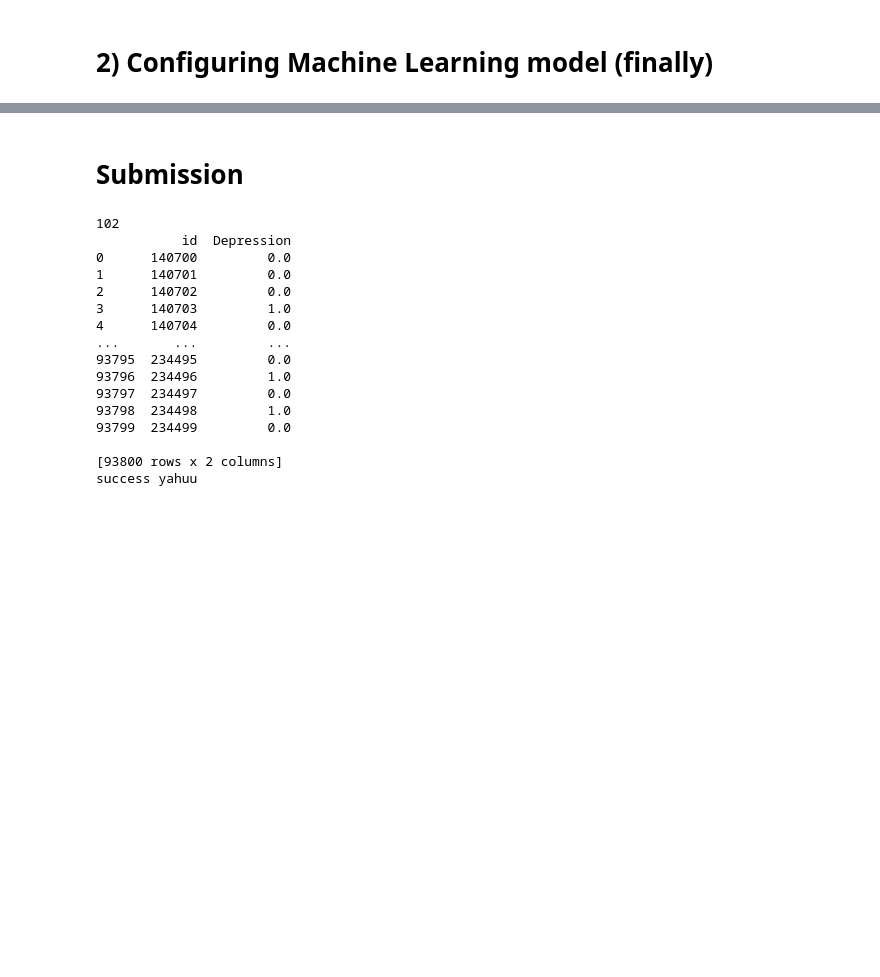
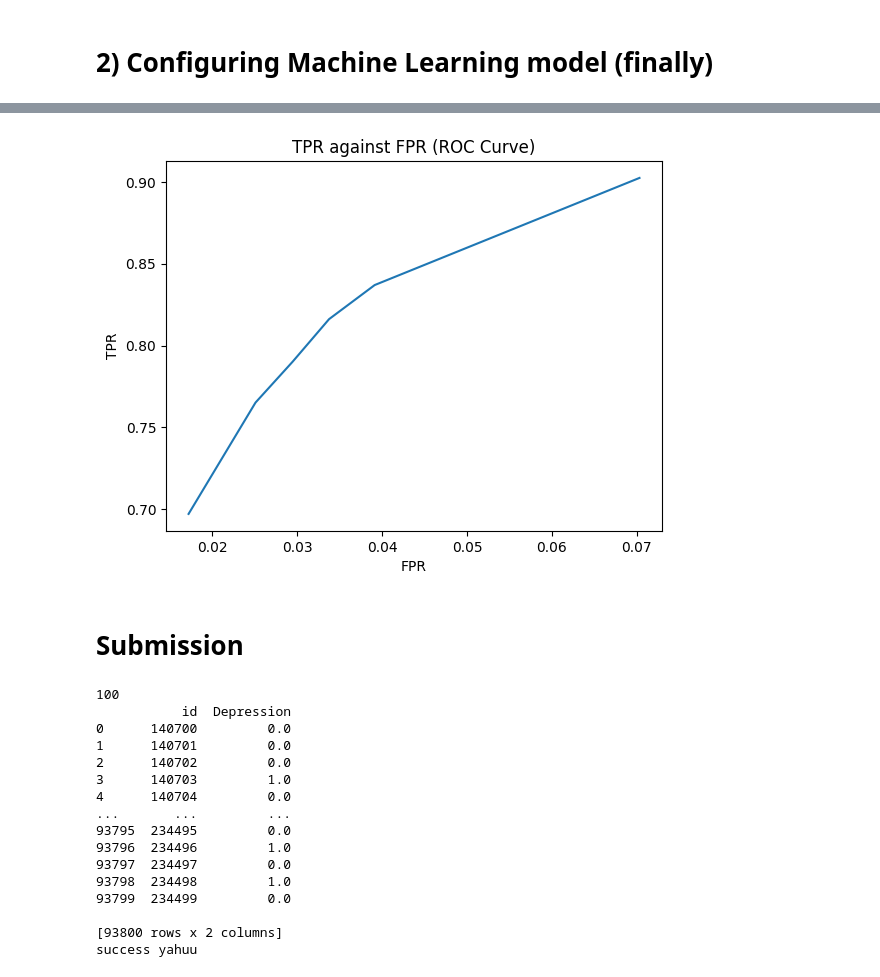
Before and after one commit to milkbottledude/Kaggle-Depressed_Machine_Learning, a Jupyter notebook: depressed-machine-learning.ipynb, the cells around one changed output, grey strips where cells are left out. Drawn from its saved outputs; the diff is of its cells as text; code cells hidden in the pictures; blank space fills up the shorter version.

Commit message:
Version31: plotted ROC curve and removed 2 columns which had high multicollinearity

```diff
--- a/depressed-machine-learning.ipynb
+++ b/depressed-machine-learning.ipynb
@@ -266,6 +266,12 @@ pyplot.show()
 # it is with sadness that i announce the removal of my homie, column 'CareerHours_to_Sleep', from the dataset. And satisfaction_per_financialstress too, i dont need u no more
 train_data = train_data.drop(['CareerHours_to_Sleep','satisfaction_per_financialstress'], axis=1)
 test_data = test_data.drop(['CareerHours_to_Sleep', 'satisfaction_per_financialstress'], axis=1)
+
+# Version 31 dealing with feature correlation
+correlation_matrix = train_data.corr()
+# print(correlation_matrix)
+train_data = train_data.drop(['Have you ever had suicidal thoughts ?_No','Family History of Mental Illness_No'], axis=1)
+test_data = test_data.drop(['Have you ever had suicidal thoughts ?_No', 'Family History of Mental Illness_No'], axis=1)
 # %% [output]
 25567
 [figure]
@@ -281,11 +287,11 @@ y = train_data['Depression']
 
 # scaling the numerical values in X
 from sklearn.preprocessing import StandardScaler, MinMaxScaler
-scaler = MinMaxScaler()
+scaler = StandardScaler()
 X = scaler.fit_transform(X)
 
 # splitting up the training data further to get a mock test dataset
-from sklearn.model_selection import train_test_split, GridSearchCV
+from sklearn.model_selection import train_test_split
 X_train, X_test, y_train, y_test = train_test_split(X, y, test_size=0.2, random_state=0)
 
 # to start, lets try a simple Logistic Regression classification model with just 1 custom hyperparam
@@ -293,18 +299,44 @@ from sklearn.linear_model import LogisticRegression
 
 model = LogisticRegression(random_state=0, max_iter=150, penalty='l2', C=0.1) # Version 25: introducing l2 regularization
 model.fit(X_train, y_train)
-predictions = model.predict(X_test)
+# predictions = model.predict(X_test)
 
-# checking accuracy
-from sklearn.metrics import accuracy_score
-accuracy = accuracy_score(y_test, predictions)
-print(str(accuracy)[:7])
+# looping thru different threshold values to get coords for roc curve
+from sklearn.metrics import accuracy_score, confusion_matrix
+TPRvalues = []
+FPRvalues = []
+for threshold in [0.25, 0.45, 0.5, 0.55, 0.6, 0.7]:
+    y_probs = model.predict_proba(X_test)[:, 1]  # Probabilities for the positive class
+    predictions = (y_probs >= threshold).astype(int)
+    cm = confusion_matrix(y_test, predictions)
+    # Extract TP, FP, TN, FN from the confusion matrix
+    TP = cm[1, 1]  # True Positives
+    TN = cm[0, 0]  # True Negatives
+    FP = cm[0, 1]  # False Positives
+    FN = cm[1, 0]  # False Negatives
 
-# the portion below about coefficients are not relevant to randomforestclassifiers
-# seeing which features were most influential during model training by looking at variables coefficients
-coefficients = model.coef_
-coefficients = coefficients.flatten()
-feat_impt = pd.DataFrame(abs(coefficients), index=columnnames, columns=["abs coefficient"])
-feat_impt = feat_impt.sort_values(by='abs coefficient', ascending=False)
-print(feat_impt.head(60))
+    # Calculate True Positive Rate (TPR) and False Positive Rate (FPR)
+    TPR = TP / (TP + FN)
+    FPR = FP / (FP + TN)
+
+    TPRvalues.append(TPR)
+    FPRvalues.append(FPR)
+    accuracy = accuracy_score(y_test, predictions)
+    print(f'Threshold: {threshold}, TPR: {TPR}, FPR: {FPR}, Accuracy: {str(accuracy)[:7]}')
+
+# plotting ROC curve now
+import matplotlib.pyplot as plt
+plt.plot(FPRvalues, TPRvalues)
+plt.xlabel('FPR')
+plt.ylabel('TPR')
+plt.title('TPR against FPR (ROC Curve)')
+plt.show()
+
+# # the portion below about coefficients are not relevant to randomforestclassifiers
+# # seeing which features were most influential during model training by looking at variables coefficients
+# coefficients = model.coef_
+# coefficients = coefficients.flatten()
+# feat_impt = pd.DataFrame(abs(coefficients), index=columnnames, columns=["abs coefficient"])
+# feat_impt = feat_impt.sort_values(by='abs coefficient', ascending=False)
+# print(feat_impt.head(60))
 # %% [output]
@@ -328,3 +350,4 @@ Profession_Teacher                                         0.086425
+[figure, added]
 # %% [markdown]
 # Submission
 # %%
@@ -340,7 +363,7 @@ print(output)
 output.to_csv('submission.csv', index=False)
 print('success yahuu')
 # %% [output]
-102
+100
            id  Depression
 0      140700         0.0
 1      140701         0.0
```
Also changed, not shown: parts of 1 cell of this notebook.
